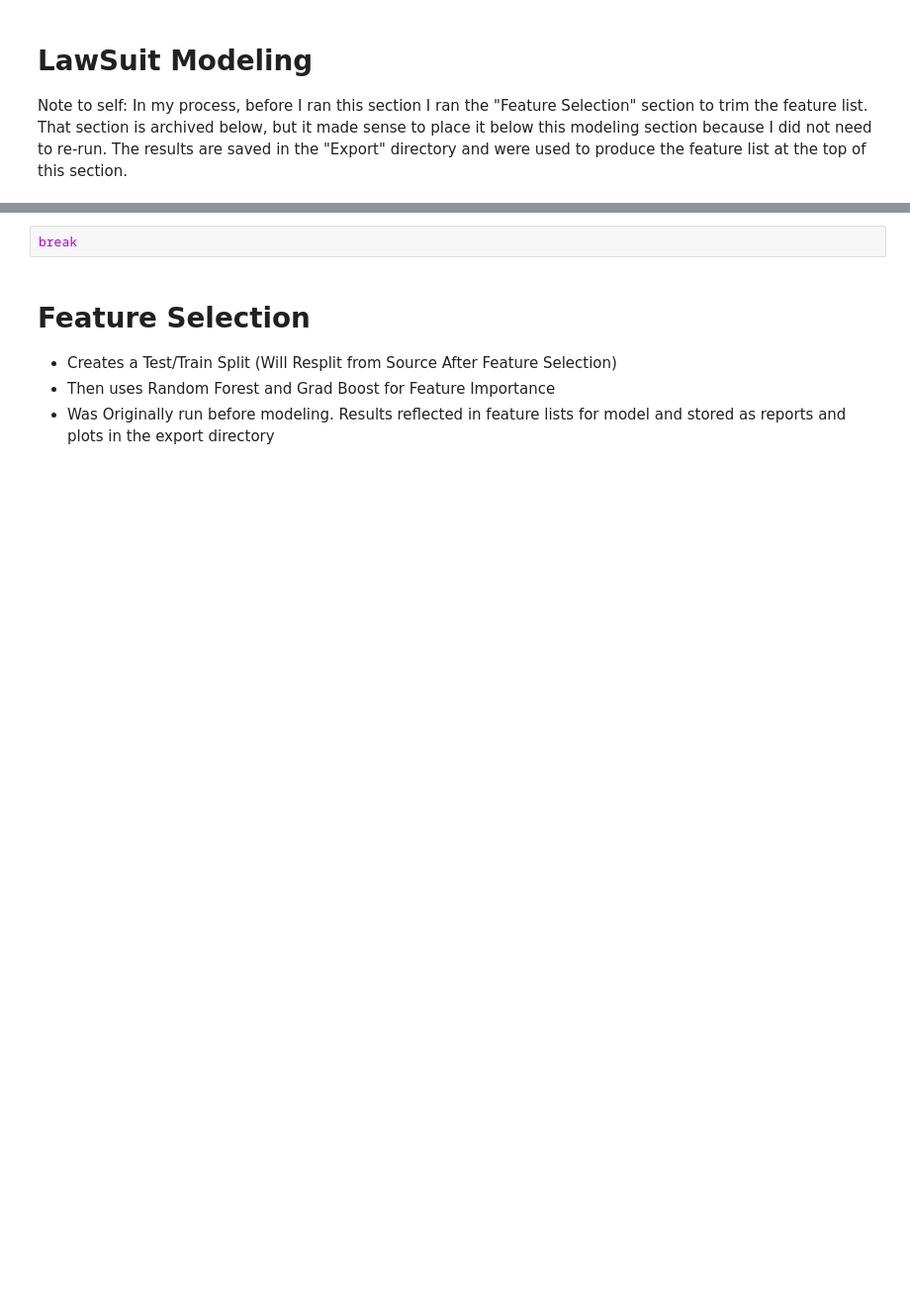
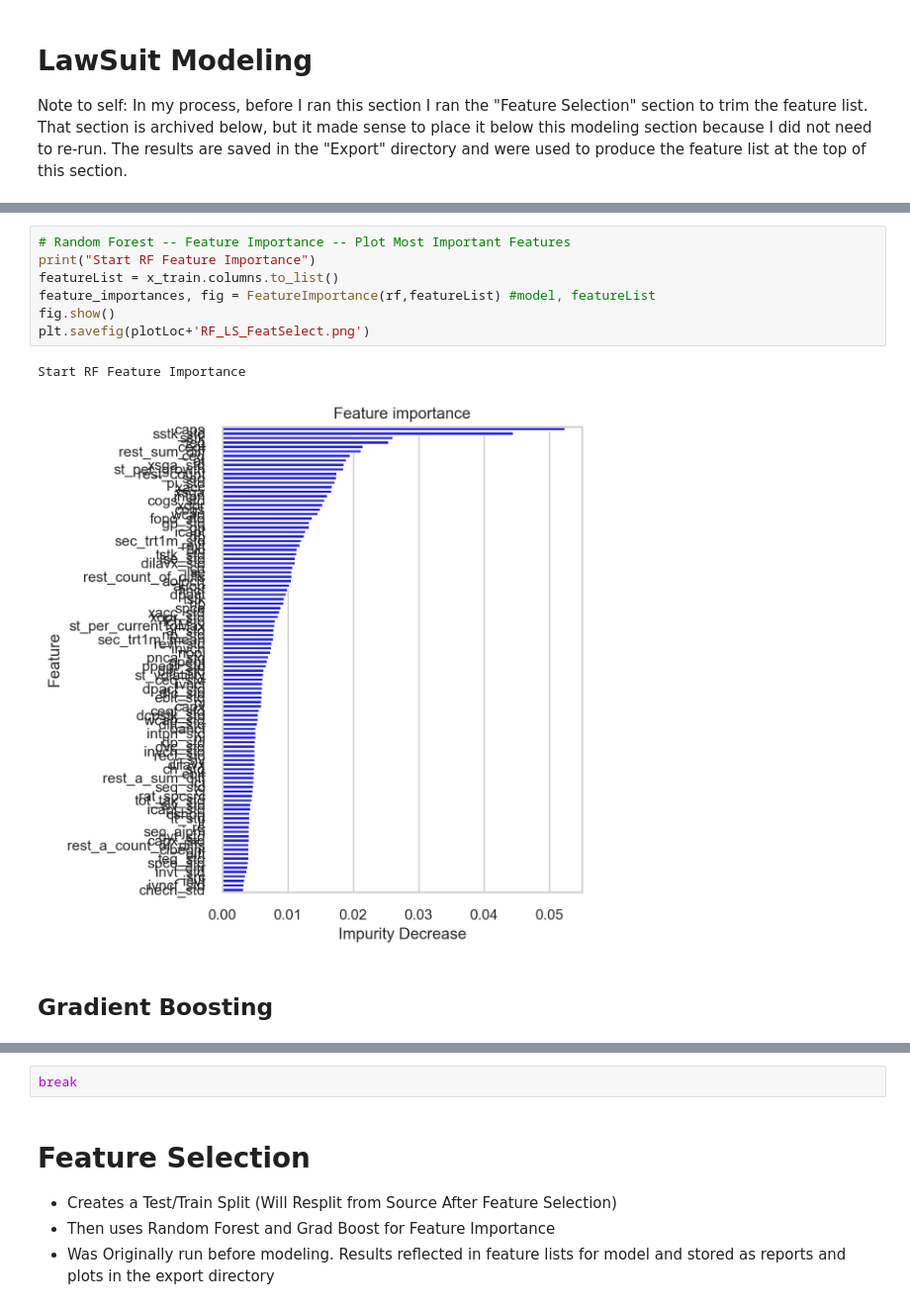
Before and after one commit to bcullinan32/CapstoneProject, a Jupyter notebook: Capstone_Modeling.ipynb, the cells around one changed output, grey strips where cells are left out. Shown at 99% size. Cells and saved outputs as stored; diff of their text form; blank space fills up the shorter version.

```diff
--- a/Capstone_Modeling.ipynb
+++ b/Capstone_Modeling.ipynb
@@ -368,0 +698,12 @@ the feature list at the top of this section.
+# %%
+# Random Forest -- Feature Importance -- Plot Most Important Features
+print("Start RF Feature Importance")
+featureList = x_train.columns.to_list()
+feature_importances, fig = FeatureImportance(rf,featureList) #model, featureList
+fig.show()
+plt.savefig(plotLoc+'RF_LS_FeatSelect.png')
+# %% [output]
+Start RF Feature Importance
+[figure, added]
+# %% [markdown]
+## Gradient Boosting
```
Also changed, not shown: parts of 79 cells of this notebook, 10 other files.
